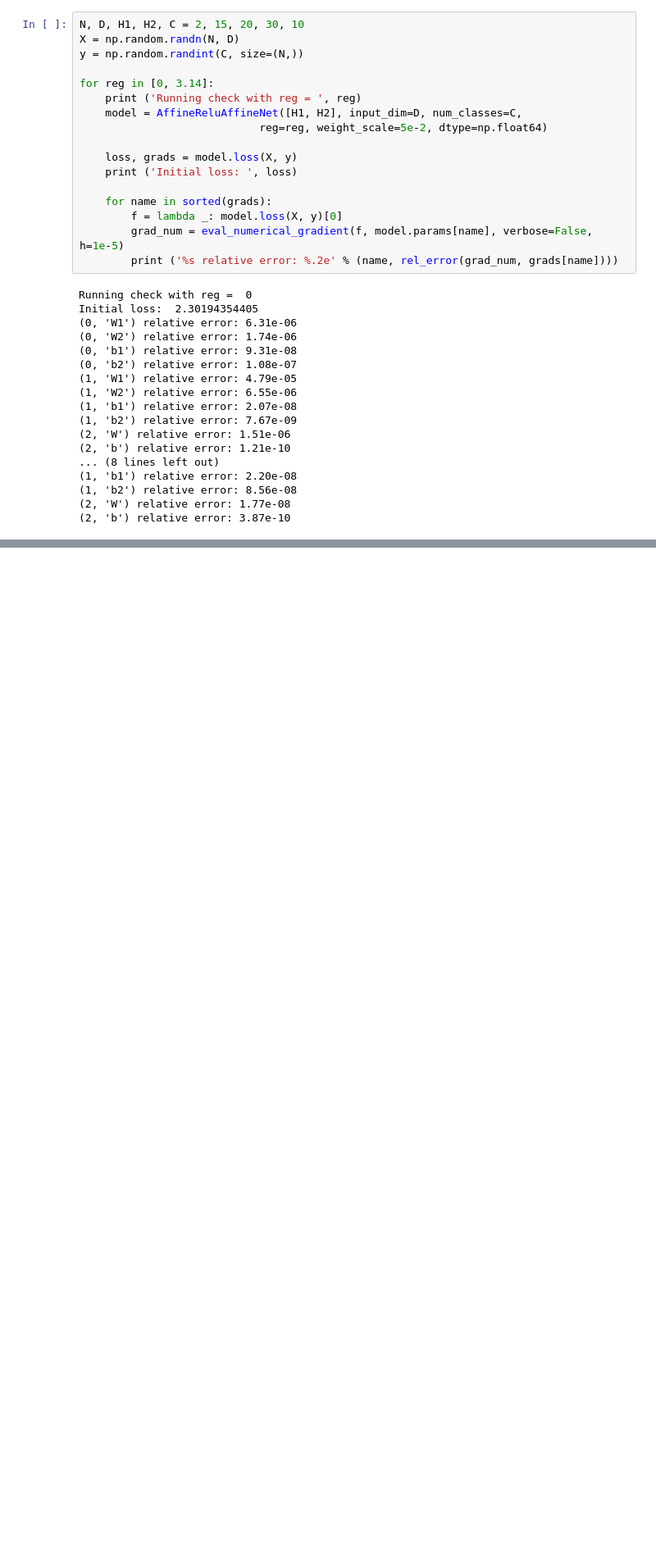
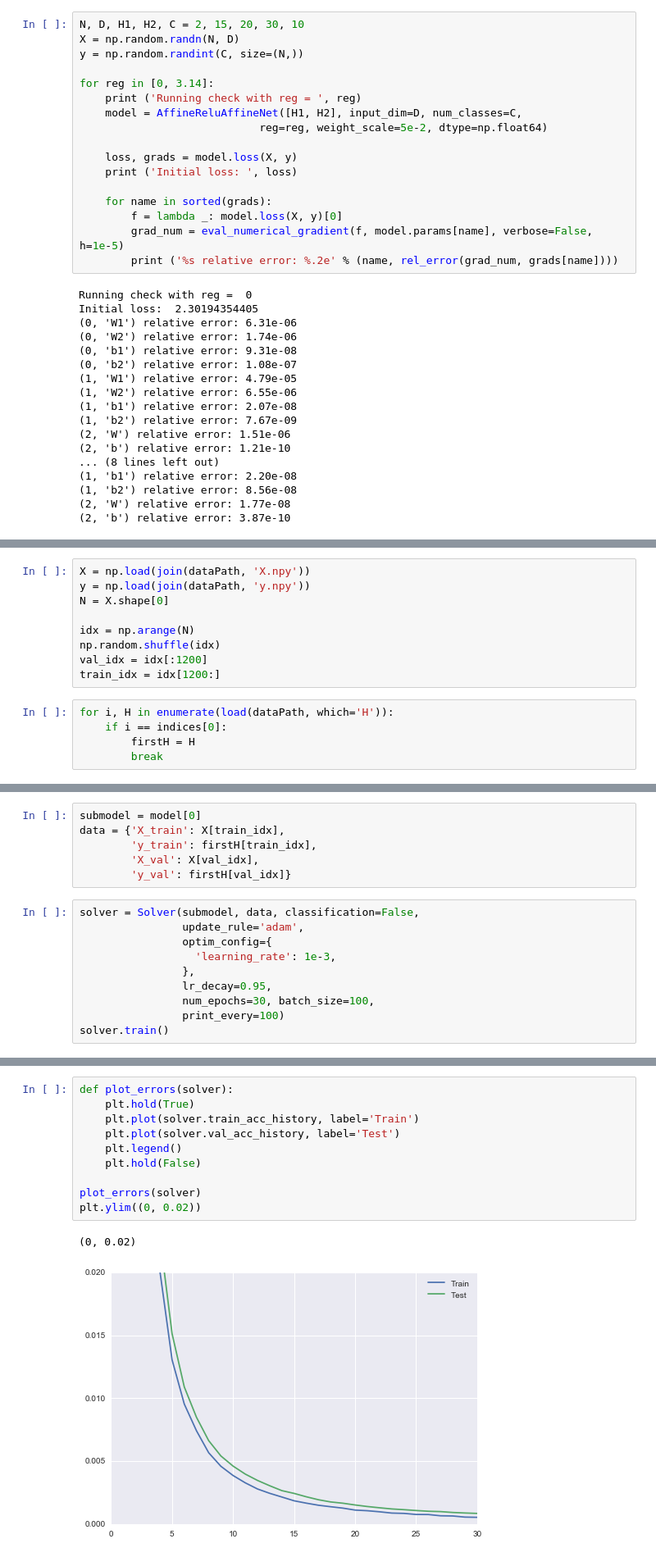
Before and after one commit to kristjanjonsson/Deep-Hidden-Layer-Learning, a Jupyter notebook: Prototyping-KJ.ipynb, the cells around one changed output, grey strips where cells are left out. Shown at 82% size. Drawn from its saved outputs; the diff is of its cells as text; blank space fills up the shorter version.

Commit message:
First attempt at layer learning.

```diff
--- a/Prototyping-KJ.ipynb
+++ b/Prototyping-KJ.ipynb
@@ -548,0 +543,14 @@ submodel = model[0:3]
+# %%
+X = np.load(join(dataPath, 'X.npy'))
+y = np.load(join(dataPath, 'y.npy'))
+N = X.shape[0]
+
+idx = np.arange(N)
+np.random.shuffle(idx)
+val_idx = idx[:1200]
+train_idx = idx[1200:]
+# %%
+for i, H in enumerate(load(dataPath, which='H')):
+    if i == indices[0]:
+        firstH = H
+        break
@@ -548,0 +559,16 @@ submodel = model[0:3]
+# %%
+submodel = model[0]
+data = {'X_train': X[train_idx],
+        'y_train': firstH[train_idx],
+        'X_val': X[val_idx],
+        'y_val': firstH[val_idx]}
+# %%
+solver = Solver(submodel, data, classification=False,
+                update_rule='adam',
+                optim_config={
+                  'learning_rate': 1e-3,
+                },
+                lr_decay=0.95,
+                num_epochs=30, batch_size=100,
+                print_every=100)
+solver.train()
@@ -548,0 +593,13 @@ submodel = model[0:3]
+# %%
+def plot_errors(solver):
+    plt.hold(True)
+    plt.plot(solver.train_acc_history, label='Train')
+    plt.plot(solver.val_acc_history, label='Test')
+    plt.legend()
+    plt.hold(False)
+
+plot_errors(solver)
+plt.ylim((0, 0.02))
+# %% [output]
+(0, 0.02)
+[figure, added]
```
Also changed, not shown: parts of 39 cells of this notebook.
